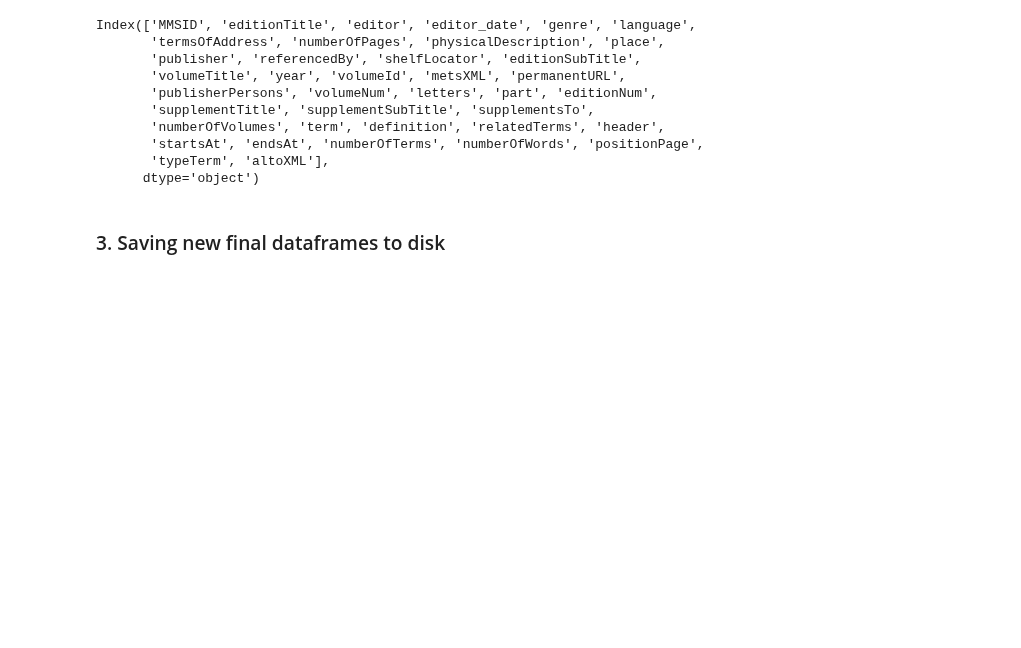
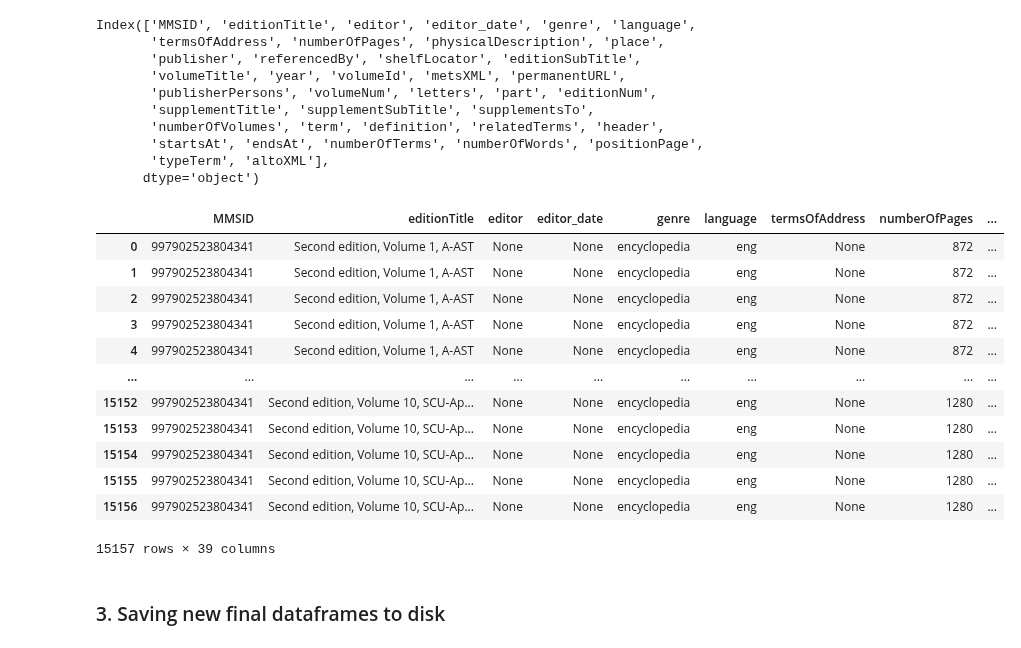
Before and after one commit to francesNLP/frances, a Jupyter notebook: NLS_EB/Notebooks/PostProcess/FINAL_DATAFRAME_EB.ipynb, the cells around one changed output. Drawn from its saved outputs; the diff is of its cells as text; code cells hidden in the pictures; blank space fills up the shorter version.

```diff
--- a/NLS_EB/Notebooks/PostProcess/FINAL_DATAFRAME_EB.ipynb
+++ b/NLS_EB/Notebooks/PostProcess/FINAL_DATAFRAME_EB.ipynb
@@ -209,6 +224,6 @@ Possible values:
 - results_eb_2_edition_dataframe
 - results_eb_1_edition_dataframe
 # %%
-df_d = pd.read_json("../../results_NLS/results_eb_1_edition_dataframe", orient="index")
+df_d = pd.read_json("../../results_NLS/results_eb_2_edition_dataframe", orient="index")
 len(df_d)
 # %% [output]
@@ -246,6 +254,6 @@ df_d = add_metadata(df_d)
 - Use create_dataframe for creating the final dataframe for all editions. This function needs to **indicate the NUMBER of the edition, in the last argument**.
 - Use create_dataframe_sup for creating the final dataframe for the supplements.
 # %%
-df_final=create_dataframe(df_m, df_d, 1)
+df_final=create_dataframe(df_m, df_d, 2)
 #df_final=create_dataframe_sup(df_m, df_d)
 # %% [output]
@@ -284,6 +289,22 @@ Index(['MMSID', 'editionTitle', 'editor', 'editor_date', 'genre', 'language',
        'startsAt', 'endsAt', 'numberOfTerms', 'numberOfWords', 'positionPage',
        'typeTerm', 'altoXML'],
       dtype='object')
+# %%
+df_final
+# %% [output]
+|  | MMSID | editionTitle | editor | editor_date | genre | language | termsOfAddress | numberOfPages | ... |
+| 0 | 997902523804341 | Second edition, Volume 1, A-AST | None | None | encyclopedia | eng | None | 872 | ... |
+| 1 | 997902523804341 | Second edition, Volume 1, A-AST | None | None | encyclopedia | eng | None | 872 | ... |
+| 2 | 997902523804341 | Second edition, Volume 1, A-AST | None | None | encyclopedia | eng | None | 872 | ... |
+| 3 | 997902523804341 | Second edition, Volume 1, A-AST | None | None | encyclopedia | eng | None | 872 | ... |
+| 4 | 997902523804341 | Second edition, Volume 1, A-AST | None | None | encyclopedia | eng | None | 872 | ... |
+| ... | ... | ... | ... | ... | ... | ... | ... | ... | ... |
+| 15152 | 997902523804341 | Second edition, Volume 10, SCU-Ap... | None | None | encyclopedia | eng | None | 1280 | ... |
+| 15153 | 997902523804341 | Second edition, Volume 10, SCU-Ap... | None | None | encyclopedia | eng | None | 1280 | ... |
+| 15154 | 997902523804341 | Second edition, Volume 10, SCU-Ap... | None | None | encyclopedia | eng | None | 1280 | ... |
+| 15155 | 997902523804341 | Second edition, Volume 10, SCU-Ap... | None | None | encyclopedia | eng | None | 1280 | ... |
+| 15156 | 997902523804341 | Second edition, Volume 10, SCU-Ap... | None | None | encyclopedia | eng | None | 1280 | ... |
+15157 rows × 39 columns
 # %% [markdown]
 ### 3. Saving new final dataframes to disk
 # %%
```
Also changed, not shown: parts of 9 cells of this notebook, 2 other files.
